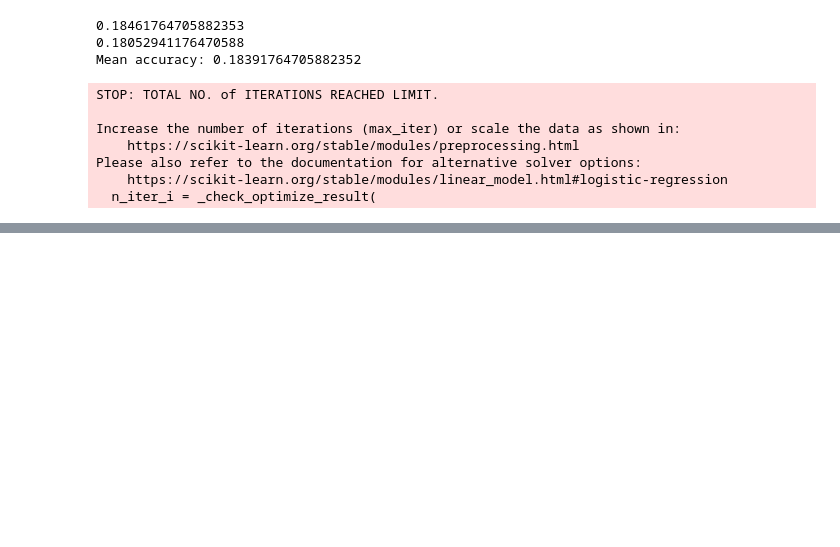
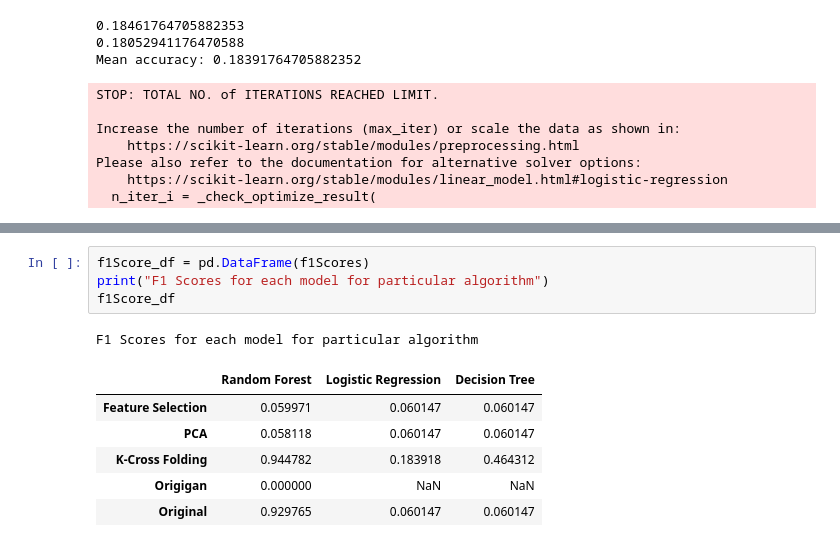
Before and after one commit to AiJared/IP-Network-Traffic-Flows, a Jupyter notebook: IP Network Traffic Flows.ipynb, the cells around one changed output, grey strips where cells are left out. Drawn from its saved outputs; the diff is of its cells as text; blank space fills up the shorter version.

```diff
--- a/IP Network Traffic Flows.ipynb
+++ b/IP Network Traffic Flows.ipynb
@@ -629,0 +642,12 @@ Mean accuracy: 0.46431176470588237
+# %%
+f1Score_df = pd.DataFrame(f1Scores)
+print("F1 Scores for each model for particular algorithm")
+f1Score_df
+# %% [output]
+F1 Scores for each model for particular algorithm
+|  | Random Forest | Logistic Regression | Decision Tree |
+| Feature Selection | 0.059971 | 0.060147 | 0.060147 |
+| PCA | 0.058118 | 0.060147 | 0.060147 |
+| K-Cross Folding | 0.944782 | 0.183918 | 0.464312 |
+| Origigan | 0.000000 | NaN | NaN |
+| Original | 0.929765 | 0.060147 | 0.060147 |
```
Also changed, not shown: parts of 20 cells of this notebook.
